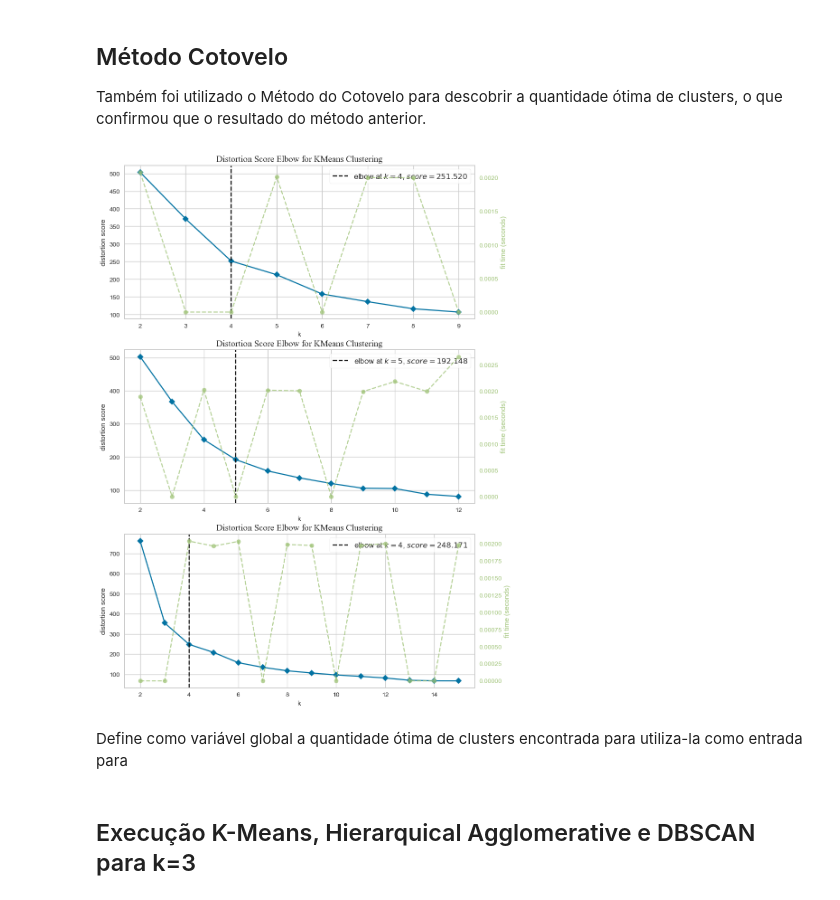
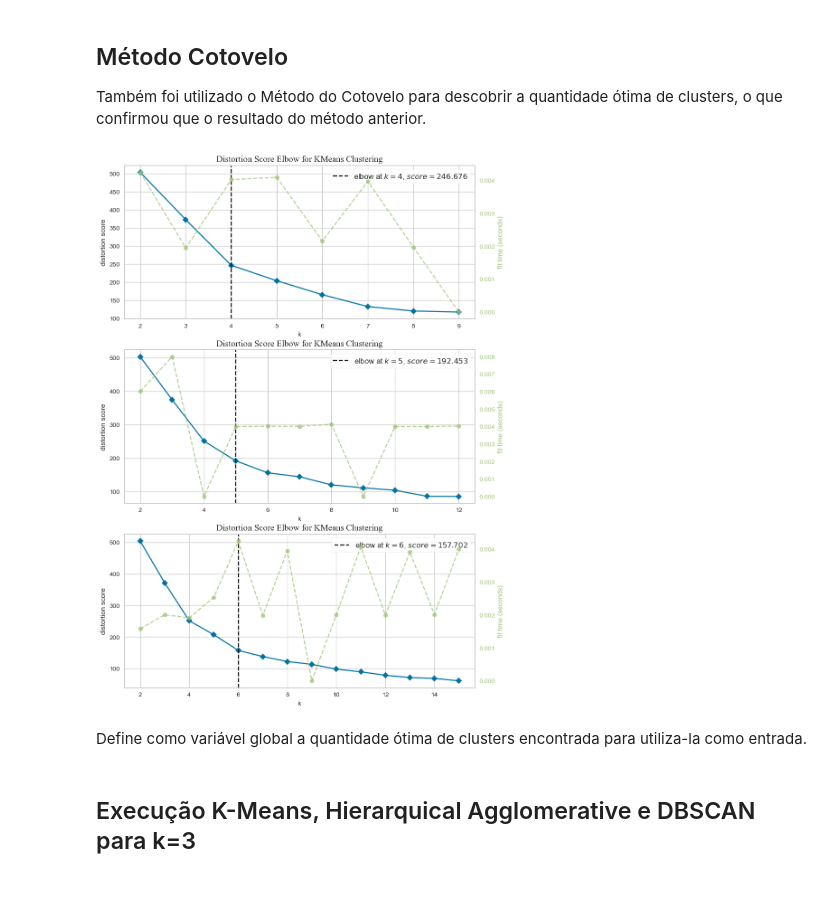
Before and after one commit to rabreu/Infnet-MIT-IA-Clustering-PD-25E4_2, a Jupyter notebook: Infnet-MIT-IA-Clustering-PD-25E4_2.ipynb, the cells around one changed output. Cells and saved outputs as stored; diff of their text form; code cells hidden in the pictures.

```diff
--- a/Infnet-MIT-IA-Clustering-PD-25E4_2.ipynb
+++ b/Infnet-MIT-IA-Clustering-PD-25E4_2.ipynb
@@ -293,11 +297,11 @@ sb.despine()
 X, labels = make_blobs(n_samples=N_COUNTRIES, n_features=2, random_state=42)
 # %%
 f, ax = plt.subplots(4, 2)
-f.set_figheight(25)
+f.set_figheight(30)
 f.set_figwidth(20)
 
 for i in range(2,10):
-    kmeans = KMeans(n_clusters=i, random_state=42)
+    kmeans = KMeans(n_clusters=i, random_state=42, n_init='auto')
     q, mod = divmod(i, 2)
     sv = SilhouetteVisualizer(
         kmeans,
@@ -326,28 +330,28 @@ Também foi utilizado o Método do Cotovelo para descobrir a quantidade ótima d
 # %%
 f, ax = plt.subplots(3)
 f.set_figheight(15)
 f.set_figwidth(10)
 
-v1 = KElbowVisualizer(KMeans(), k=9, ax=ax[0])
+v1 = KElbowVisualizer(KMeans(n_init='auto'), k=9, ax=ax[0])
 v1.fit(dataset_pca)
 v1.finalize()
 
-v2 = KElbowVisualizer(KMeans(), k=12, ax=ax[1])
+v2 = KElbowVisualizer(KMeans(n_init='auto'), k=12, ax=ax[1])
 v2.fit(dataset_pca)
 v2.finalize()
 
-v3 = KElbowVisualizer(KMeans(), k=15, ax=ax[2])
+v3 = KElbowVisualizer(KMeans(n_init='auto'), k=15, ax=ax[2])
 v3.fit(dataset_pca)
 v3.finalize()
 
 for x in range(len(ax)):
     ax[x].set_title(label="Distortion Score Elbow for KMeans Clustering", fontfamily='Times New Roman', fontsize=14)
 
 plt.show()
 # %% [output]
-[figure, old version]
+[figure, new version]
 # %% [markdown]
-Define como variável global a quantidade ótima de clusters encontrada para utiliza-la como entrada para
+Define como variável global a quantidade ótima de clusters encontrada para utiliza-la como entrada.
 # %%
 OPTIMAL_NCLUSTERS=4
 # %% [markdown]
```
Also changed, not shown: parts of 14 cells of this notebook.
